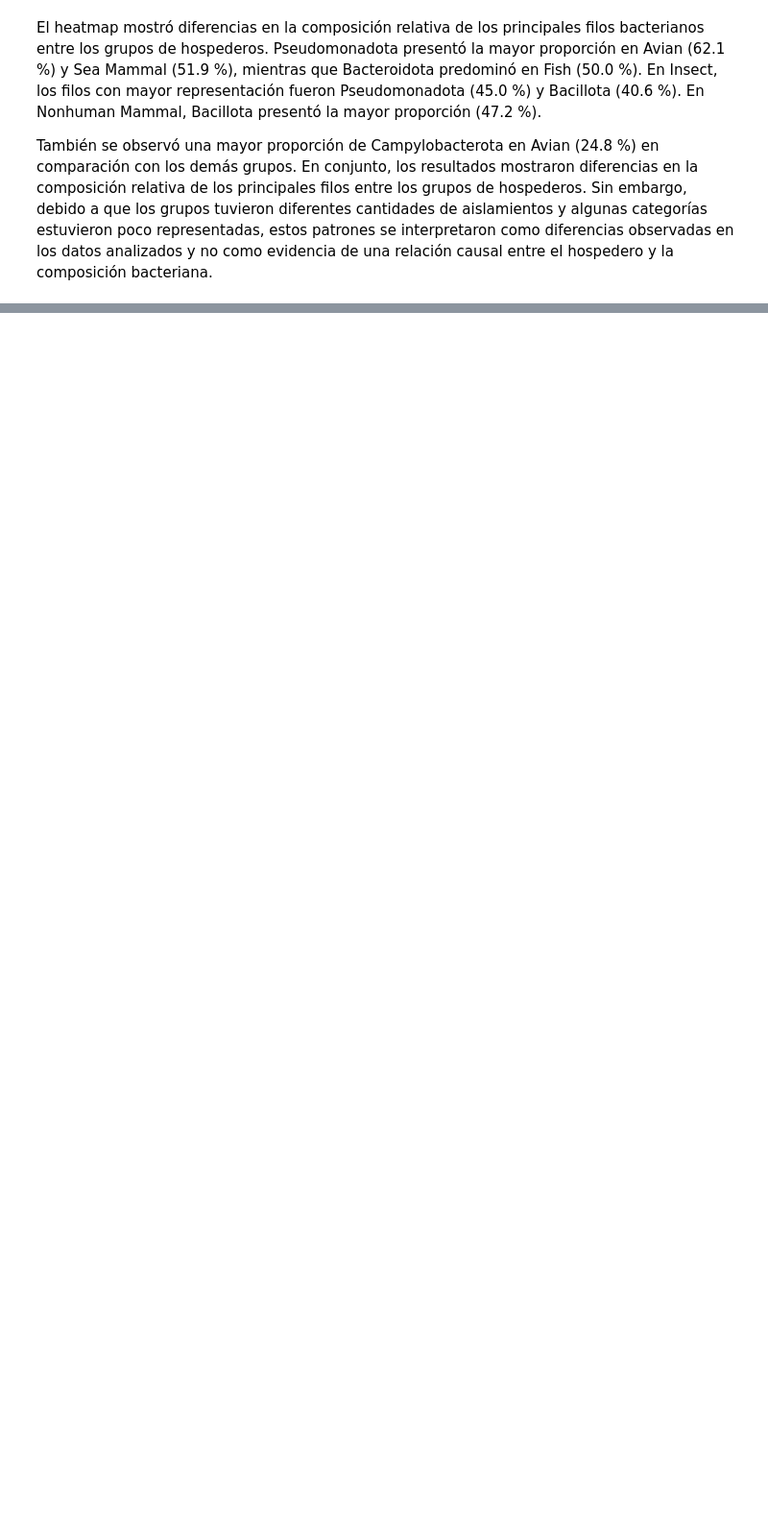
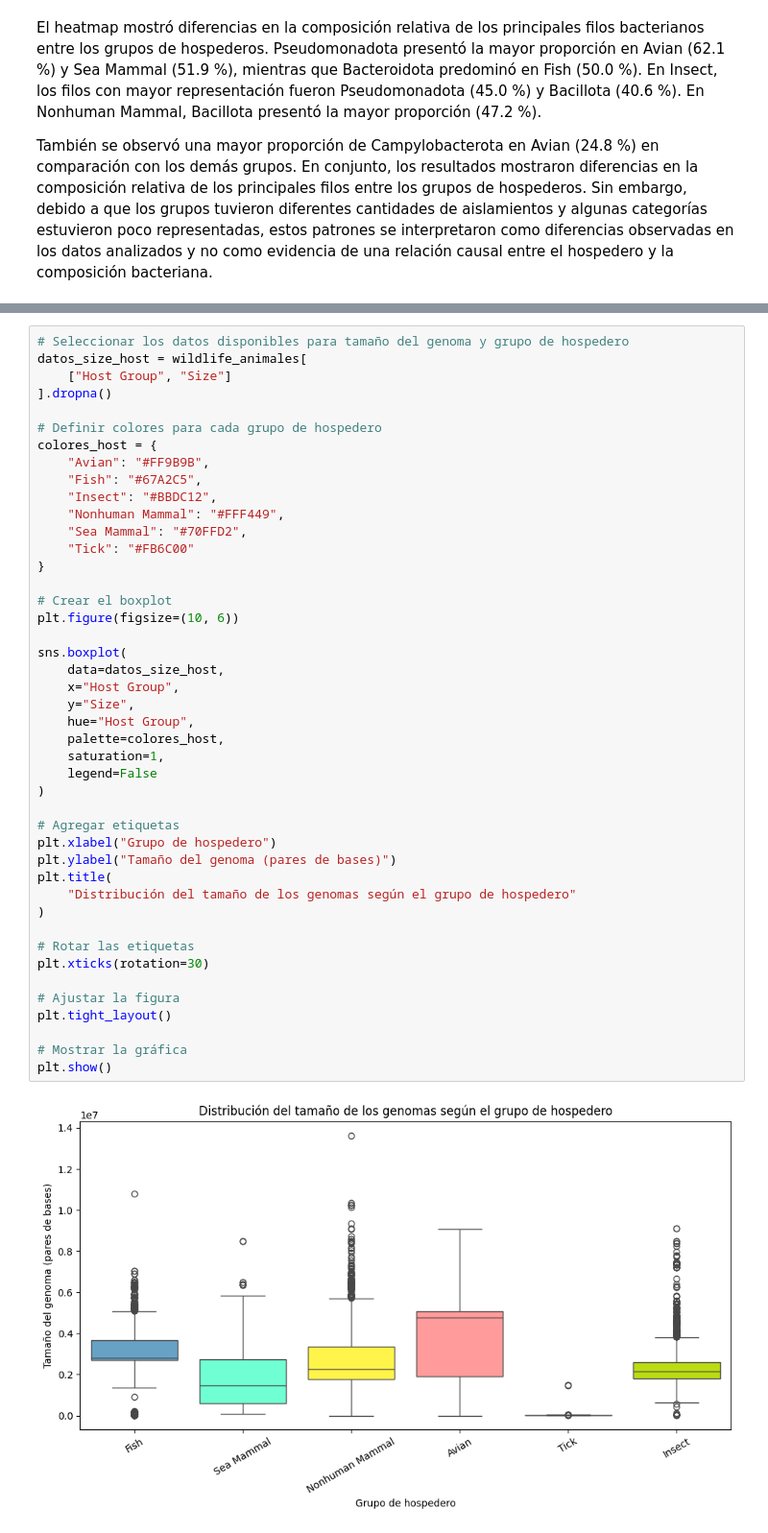
Before and after one commit to Mayfm/wildlife-bacterial-dynamics, a Jupyter notebook: Project_code_wildlife_and_bacterial_dynamics.ipynb, the cells around one changed output, grey strips where cells are left out. Shown at 96% size. Drawn from its saved outputs; the diff is of its cells as text; blank space fills up the shorter version.

```diff
--- a/Project_code_wildlife_and_bacterial_dynamics.ipynb
+++ b/Project_code_wildlife_and_bacterial_dynamics.ipynb
@@ -914,0 +1347,46 @@ También se observó una mayor proporción de Campylobacterota en Avian (24.8 %)
+# %%
+# Seleccionar los datos disponibles para tamaño del genoma y grupo de hospedero
+datos_size_host = wildlife_animales[
+    ["Host Group", "Size"]
+].dropna()
+
+# Definir colores para cada grupo de hospedero
+colores_host = {
+    "Avian": "#FF9B9B",
+    "Fish": "#67A2C5",
+    "Insect": "#BBDC12",
+    "Nonhuman Mammal": "#FFF449",
+    "Sea Mammal": "#70FFD2",
+    "Tick": "#FB6C00"
+}
+
+# Crear el boxplot
+plt.figure(figsize=(10, 6))
+
+sns.boxplot(
+    data=datos_size_host,
+    x="Host Group",
+    y="Size",
+    hue="Host Group",
+    palette=colores_host,
+    saturation=1,
+    legend=False
+)
+
+# Agregar etiquetas
+plt.xlabel("Grupo de hospedero")
+plt.ylabel("Tamaño del genoma (pares de bases)")
+plt.title(
+    "Distribución del tamaño de los genomas según el grupo de hospedero"
+)
+
+# Rotar las etiquetas
+plt.xticks(rotation=30)
+
+# Ajustar la figura
+plt.tight_layout()
+
+# Mostrar la gráfica
+plt.show()
+# %% [output]
+[figure, added]
```
Also changed, not shown: parts of 100 cells of this notebook.
